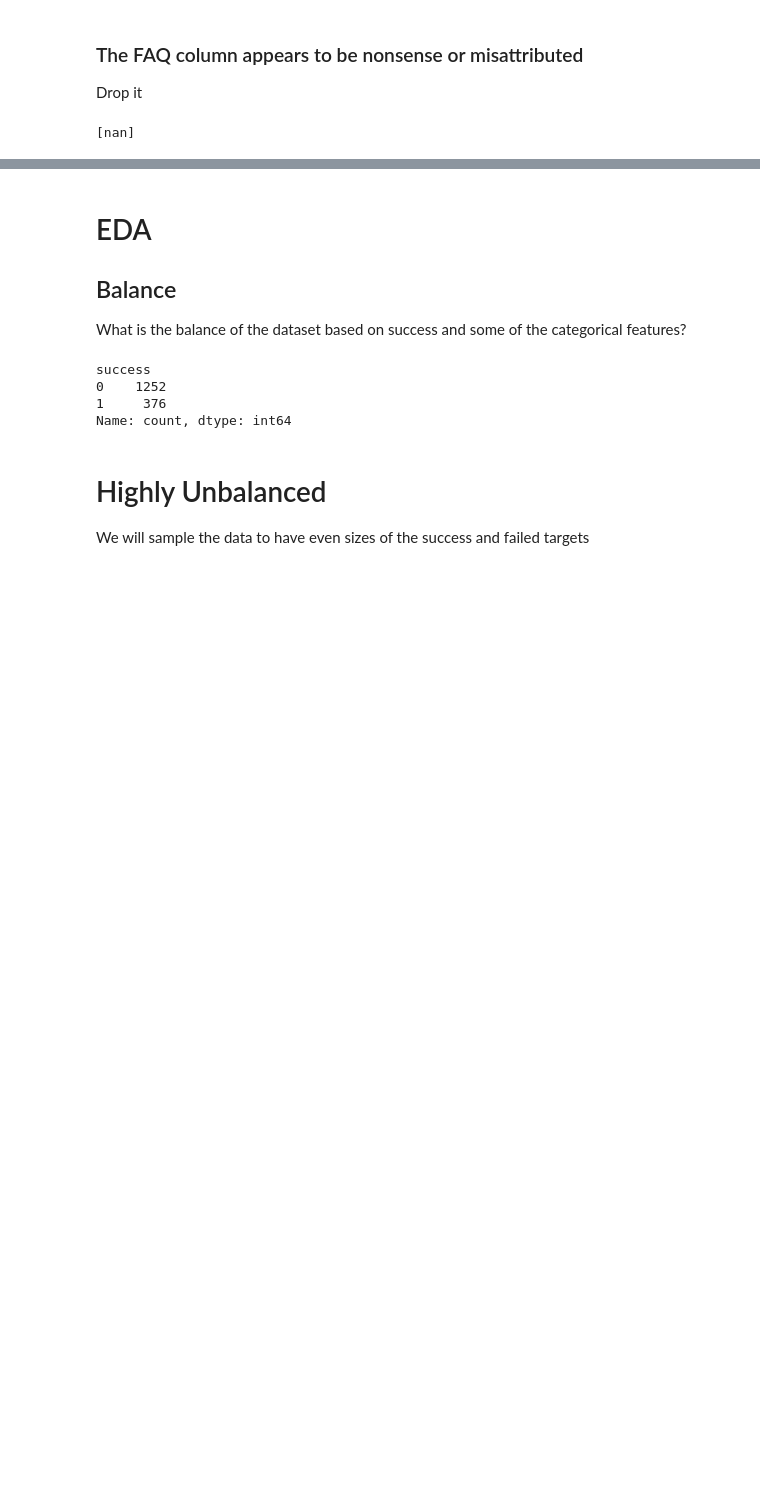
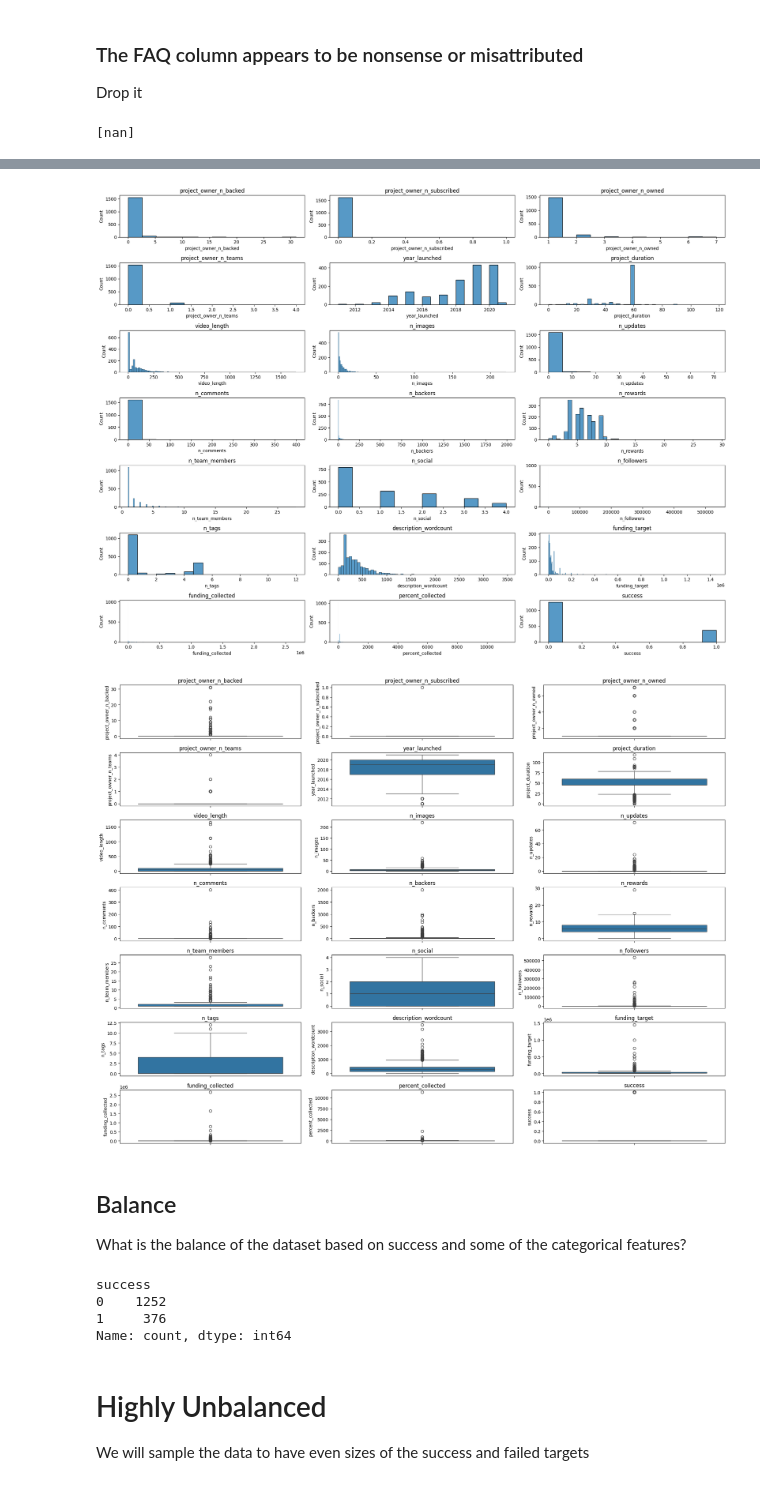
Before and after one commit to lrwham/crowdfunding_clustering, a Jupyter notebook: final.ipynb, the cells around one changed output, grey strips where cells are left out. Cells and saved outputs as stored; diff of their text form; code cells hidden in the pictures; blank space fills up the shorter version.

```diff
--- a/final.ipynb
+++ b/final.ipynb
@@ -47,5 +50,38 @@ df=df.drop(columns=["has_faq"])
+# %%
+numeric_values = df.drop(["id"],axis=1).select_dtypes(include=['int64', 'float64'])
+
+import matplotlib.pyplot as plt
+import seaborn as sns
+
+fig, axes = plt.subplots(7, 3, figsize=(20, 15))
+axes = axes.flatten()
+
+for i, ax in enumerate(axes):
+    if i < len(numeric_values.columns):
+        sns.histplot(numeric_values.iloc[:, i].dropna(), ax=ax)
+        ax.set_title(numeric_values.columns[i])
+    else:
+        fig.delaxes(ax)
+plt.tight_layout()
+plt.show()
+
+# box plots
+fig, axes = plt.subplots(7, 3, figsize=(20, 15))
+axes = axes.flatten()
+
+for i, ax in enumerate(axes):
+    if i < len(numeric_values.columns):
+        sns.boxplot(y=numeric_values.iloc[:, i].dropna(), ax=ax)
+        ax.set_title(numeric_values.columns[i])
+    else:
+        fig.delaxes(ax)
+plt.tight_layout()
+plt.show()
+# %% [output]
+[figure, added]
+[figure, added]
 # %% [markdown]
-# EDA
+
 ## Balance
 What is the balance of the dataset based on success and some of the categorical features?
 # %%
```
Also changed, not shown: parts of 2 cells of this notebook.
